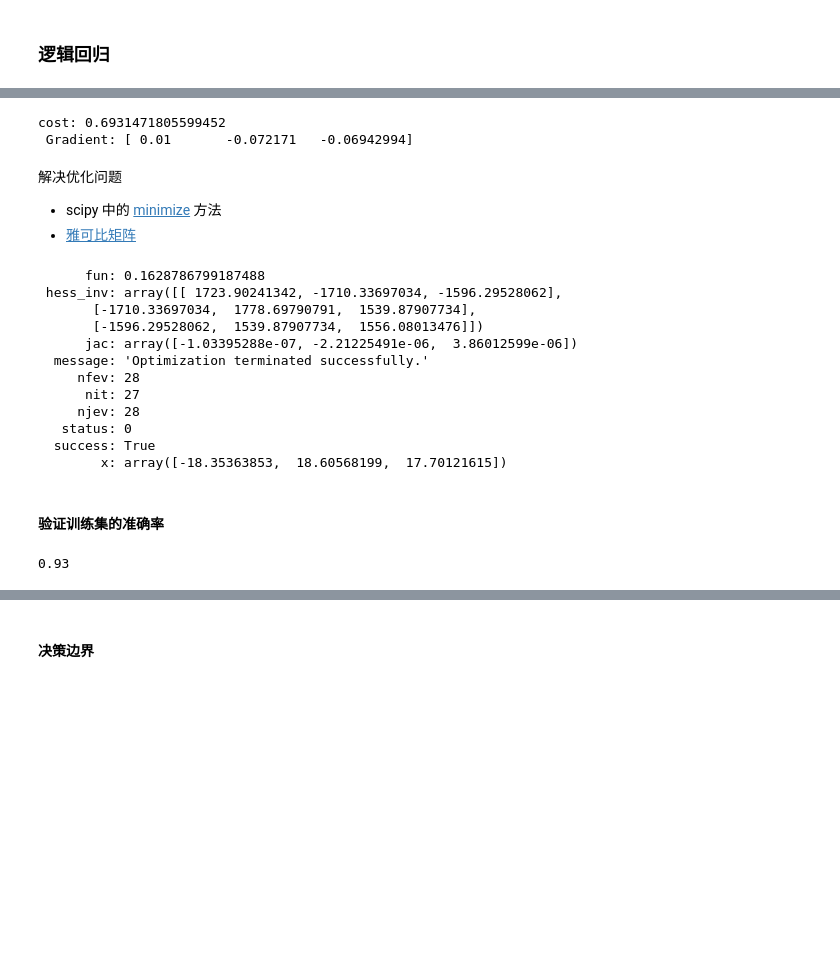
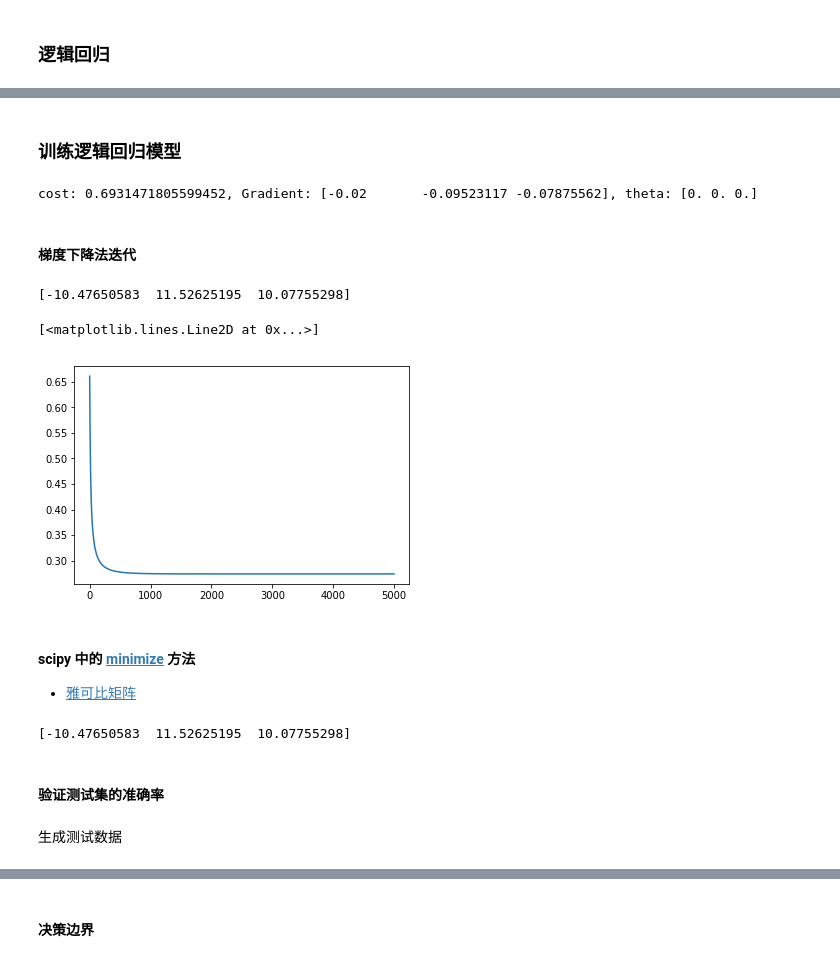
Before and after one commit to TapasTech/EasyShare-ML, a Jupyter notebook: Logistic-Regression.ipynb, the cells around one changed output, grey strips where cells are left out. Saved outputs shown, nothing was run; the diff lists cells and outputs as text; code cells hidden in the pictures; blank space fills up the shorter version.

```diff
--- a/Logistic-Regression.ipynb
+++ b/Logistic-Regression.ipynb
@@ -63,33 +96,49 @@ def costGradient(theta, X, y):
     h = sigmoid(X.dot(theta.reshape(-1,1)))
     grad = 1/m * X.T.dot(h-y)
     return (grad.flatten())
+# %% [markdown]
+### 训练逻辑回归模型
 # %%
+# theta_init = np.random.random(X.shape[1])
 theta_init = np.zeros(X.shape[1])
 cost = computeCost(theta_init, X, y)
 grad = costGradient(theta_init, X, y)
-print('cost: %s\n'%cost, 'Gradient: %s' %grad)
+print('cost: %s, Gradient: %s, theta: %s' %(cost, grad, theta_init))
 # %% [output]
-cost: 0.6931471805599452
- Gradient: [ 0.01       -0.072171   -0.06942994]
+cost: 0.6931471805599452, Gradient: [-0.02       -0.09523117 -0.07875562], theta: [0. 0. 0.]
+# %% [markdown]
+#### 梯度下降法迭代
+# %%
+def gradientDescent(X, y, theta, alpha, num_iters):
+    # save all cost values over iterations
+    J_history = np.zeros(num_iters)
+    theta_history = np.zeros((num_iters, 3))
+    for iter in range(num_iters):
+        hypothesis = sigmoid(X.dot(theta))
+        theta -= alpha / m * costGradient(theta, X, y) # core step of gradient descent
+        J_history[iter] = computeCost(theta, X, y)
+        theta_history[iter,:] = theta.reshape(1,3)
+    return (theta, J_history, theta_history)
+# %%
+alpha = 300
+num_iters = 5000
+theta_gd, J_history, theta_history = gradientDescent(X, y, theta_init, alpha, num_iters)
+print(theta_gd)
+plt.plot(J_history)
+# %% [output]
+[-10.47650583  11.52625195  10.07755298]
+[<matplotlib.lines.Line2D at 0x...>]
+[figure, added]
 # %% [markdown]
-解决优化问题
-- scipy 中的 [minimize](https://docs.scipy.org/doc/scipy-0.19.0/reference/generated/scipy.optimize.minimize.html) 方法
+#### scipy 中的 [minimize](https://docs.scipy.org/doc/scipy-0.19.0/reference/generated/scipy.optimize.minimize.html) 方法
 - [雅可比矩阵](https://zh.wikipedia.org/wiki/%E9%9B%85%E5%8F%AF%E6%AF%94%E7%9F%A9%E9%98%B5)
 # %%
 res = minimize(computeCost, theta_init, args=(X,y), method=None, jac=costGradient, options={'maxiter': 10000})
-print(res)
+theta_scipy = res.x
+print(theta_scipy)
 # %% [output]
-      fun: 0.1628786799187488
- hess_inv: array([[ 1723.90241342, -1710.33697034, -1596.29528062],
-       [-1710.33697034,  1778.69790791,  1539.87907734],
-       [-1596.29528062,  1539.87907734,  1556.08013476]])
-      jac: array([-1.03395288e-07, -2.21225491e-06,  3.86012599e-06])
-  message: 'Optimization terminated successfully.'
-     nfev: 28
-      nit: 27
-     njev: 28
-   status: 0
-  success: True
-        x: array([-18.35363853,  18.60568199,  17.70121615])
+[-10.47650583  11.52625195  10.07755298]
 # %% [markdown]
-#### 验证训练集的准确率
+#### 验证测试集的准确率
+# %% [markdown]
+生成测试数据
@@ -96,9 +147,3 @@ print(res)
 # %%
 def predict(theta, x, threshold=0.5):
     return (sigmoid(x.dot(theta.T)) >= threshold).astype('int')
-# %%
-p = predict(res.x, X)
-accuracy = sum(p == y.flatten()) / y.size
-print(accuracy)
-# %% [output]
-0.93
```
Also changed, not shown: parts of 32 cells of this notebook.
